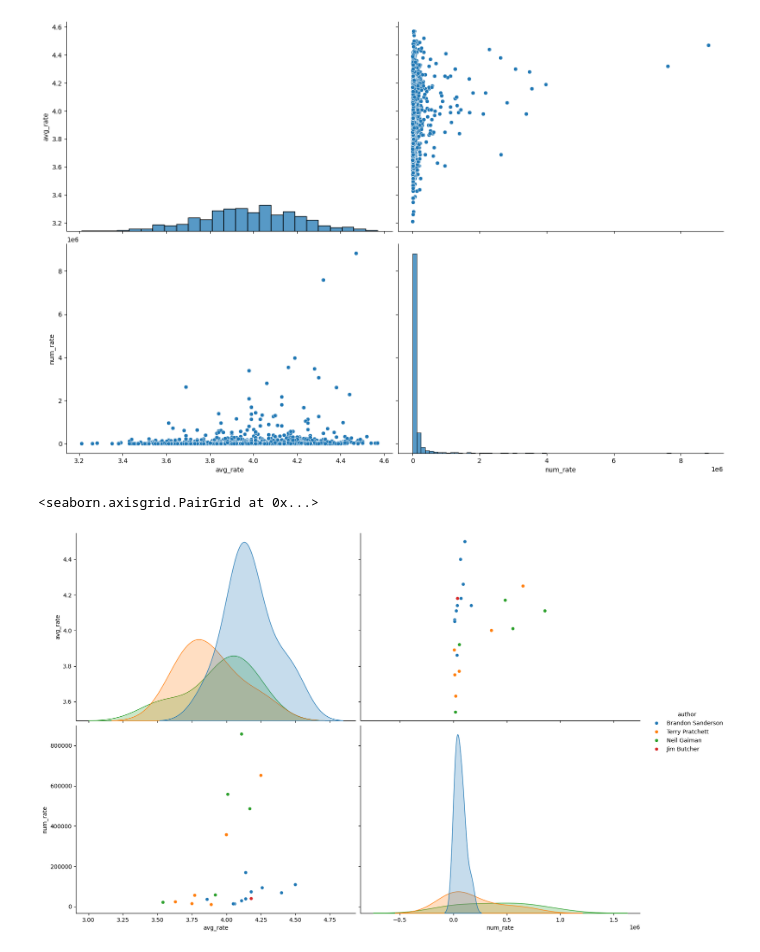
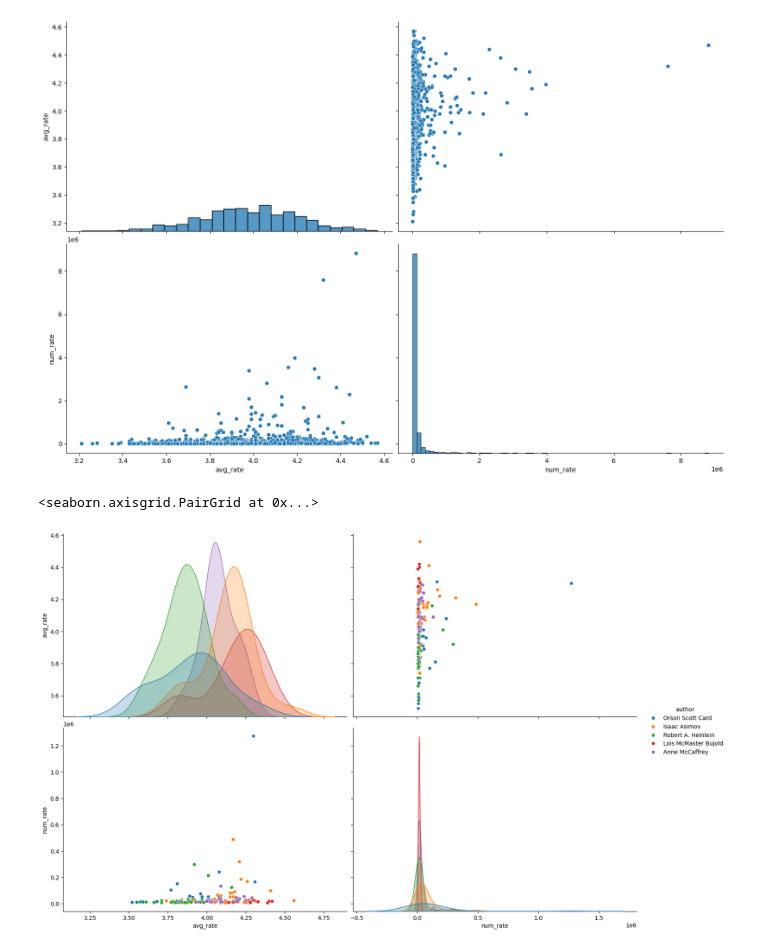
Before and after one commit to Hooperbassman/Sci-Fi_Fantasy_books, a Jupyter notebook: sci-fi_eda_data.ipynb, the cells around one changed output. Drawn from its saved outputs; the diff is of its cells as text; code cells hidden in the pictures.

```diff
--- a/sci-fi_eda_data.ipynb
+++ b/sci-fi_eda_data.ipynb
@@ -133,10 +146,11 @@ sns.pairplot(df[["avg_rate", "num_rate"]], height=5, aspect=1.5)
 <seaborn.axisgrid.PairGrid at 0x...>
 [figure]
 # %%
+#a colorized pair plot to highlight some notable authors
 df["author"].value_counts()
 
-df_authors = df[df["author"].isin(["Terry Pratchett", "Brandon Sanderson", "Neil Gaiman", "Tamora Pierce", "Jim Butcher"])]
+df_authors = df[df["author"].isin(["Robert A. Heinlein", "Isaac Asimov", "Anne McCaffrey", "Orson Scott Card", "Lois McMaster Bujold"])]
 sns.pairplot(df_authors[["avg_rate", "num_rate", "author"]], height=5, aspect=1.5, diag_kind="kde", hue="author")
 # %% [output]
 <seaborn.axisgrid.PairGrid at 0x...>
-[figure, old version]
+[figure, new version]
```
Also changed, not shown: parts of 13 cells of this notebook, 2 other files.
